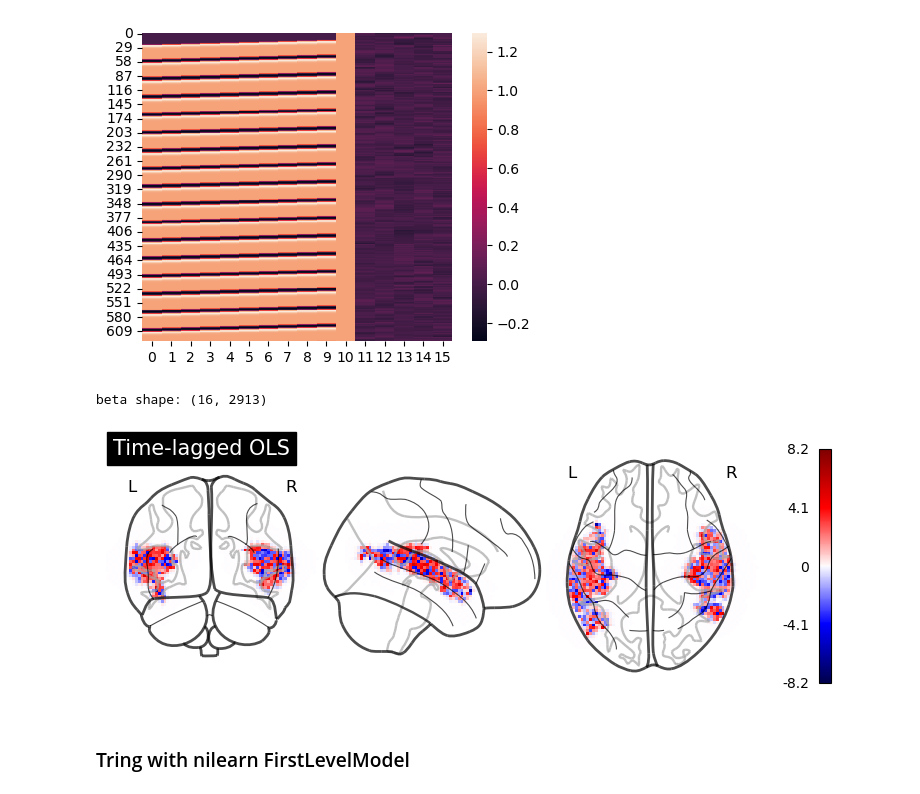
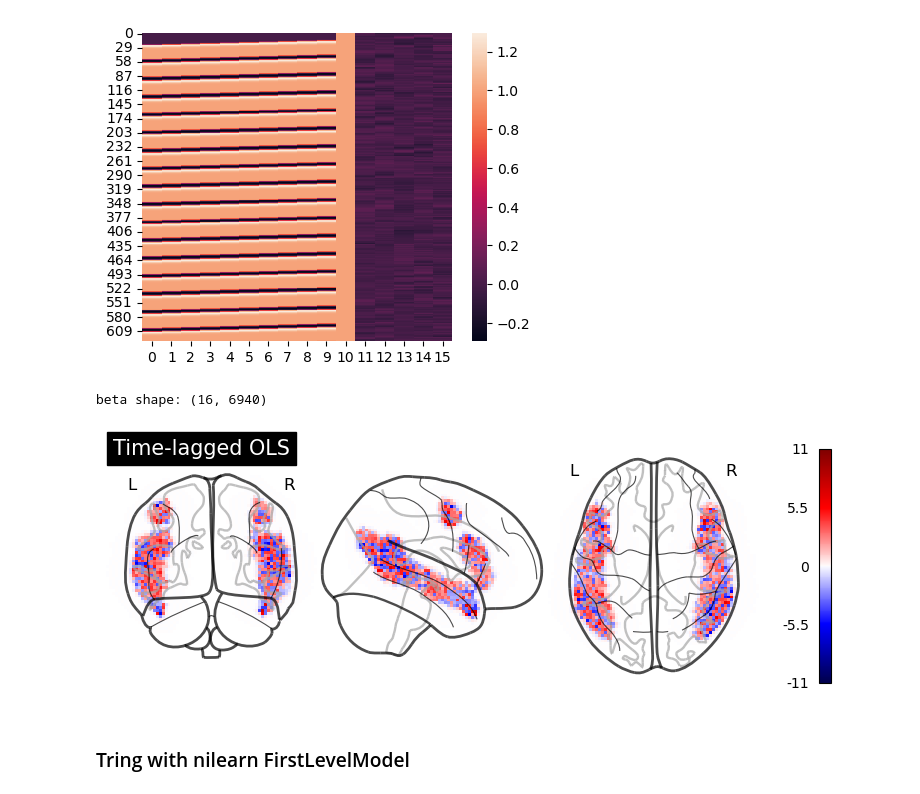
Before and after one commit to thejuc/multilang, a Jupyter notebook: code/analysis/GLM_notebook.ipynb, the cells around one changed output. Cells and saved outputs as stored; diff of their text form; code cells hidden in the pictures.

```diff
--- a/code/analysis/GLM_notebook.ipynb
+++ b/code/analysis/GLM_notebook.ipynb
@@ -106,7 +106,7 @@ anat_path = os.path.join(data_path, 'sub-002/ses-01/anat/sub-002_ses-01_T1w.nii.
 
 func_nib = nib.load(func_path)
 func_data = func_nib.get_fdata()
-mask = nib.load(anat_path).get_fdata().astype(bool)
+anat_img = nib.load(anat_path).get_fdata().astype(bool)
 # %%
 # get auditory mask
 # source of auditory mask: https://github.com/ThomasYeoLab/CBIG/tree/master/stable_projects/brain_parcellation/Schaefer2018_LocalGlobal/Parcellations/MNI
@@ -114,7 +114,7 @@ mask = nib.load(anat_path).get_fdata().astype(bool)
 aud = np.hstack((np.arange(137, 147), np.arange(336, 345)))
 masker_path = 'Schaefer2018_400Parcels_Kong2022_17Networks_order_FSLMNI152_2mm.nii.gz'
 cut_coords = (60, -25, 2)
-aud_masker = nib.load(masker_path)
+aud_masker = nib.load(os.path.join(main_path, "masks", masker_path))
 aud_masker_data = aud_masker.get_fdata()
 print(aud_masker_data.shape)
 aud_masker_data = np.where(np.isin(aud_masker_data, aud), 1., 0)
@@ -122,12 +122,13 @@ aud_masker_img = nib.Nifti1Image(aud_masker_data, affine=aud_masker.affine)
 
 # resample mask to match functional data
 func_img = nib.load(func_path)
-masker = resample_img(aud_masker_img, func_img.affine,
-                      target_shape=func_data.shape[:3],
-                      interpolation='nearest')
+masker = resample_img(aud_masker_img, func_img.affine, target_shape=func_data.shape[:3], interpolation='nearest')
 
+plot_roi(masker, cut_coords=cut_coords, cmap='bwr_r',
+         title='Auditory cortex mask')
 mask_aud = func_data.transpose(3, 0, 1, 2) * masker.get_fdata()  #using the apply mask function wasn't working at first
 mask_aud = nib.Nifti1Image(mask_aud.transpose(1, 2, 3, 0), affine=func_img.affine)
+
 plot_anat(masker, cut_coords=cut_coords, title='Auditory Mask Resampled');
 plot_epi(mean_img(mask_aud), cut_coords=cut_coords, cmap='seismic', title='Mean Bold Auditory');
 # %% [output]
@@ -136,0 +139,23 @@ plot_epi(mean_img(mask_aud), cut_coords=cut_coords, cmap='seismic', title='Mean
+# %%
+## Mask recommended by Sam - Language parcels
+## https://evlab.mit.edu/funcloc/
+
+masker_path = 'allParcels_language_SN220.nii.gz'
+cut_coords = (60, -25, 2)
+lang_evlab_mask = nib.load(os.path.join(main_path, "masks", masker_path))
+lang_evlab_data = lang_evlab_mask.get_fdata()
+
+lang_bool_mask = nib.Nifti1Image(np.where(lang_evlab_data >= 1, 1., 0),
+                                 affine=lang_evlab_mask.affine)
+
+masker = resample_img(lang_bool_mask, func_img.affine,
+                      target_shape=func_data.shape[:3],
+                      interpolation='nearest')
+
+mask_aud = func_data.transpose(3, 0, 1, 2) * masker.get_fdata()  #using the apply mask function wasn't working at first
+mask_aud = nib.Nifti1Image(mask_aud.transpose(1, 2, 3, 0), affine=func_img.affine)
+
+plot_roi(masker, cut_coords=cut_coords, cmap='bwr_r',
+         title='EV lab language mask');
+plot_anat(masker, cut_coords=cut_coords, title='Auditory Mask Resampled');
+plot_epi(mean_img(mask_aud), cut_coords=cut_coords, cmap='seismic', title='Mean Bold Auditory');
@@ -186,23 +215,23 @@ sns.heatmap(X, ax=axs)
 # %%
 # Run regression with basic OLS
 b, _, _, _ = np.linalg.lstsq(X, Y, rcond=-1)
 print('beta shape:', b.shape)
 
 # Make beta coefficient brain map
 beta_map = np.zeros(masker.shape)
-mask_coords = np.where(masker.get_fdata() == 1)
+mask_coords = np.where(masker.get_fdata() >= 1)
 beta_map[mask_coords] = b[1]
 
 # Convert zero values to NaNs for plotting
 beta_map[beta_map == 0] = np.nan
 
 beta_img = nib.Nifti1Image(beta_map, affine=masker.affine)
 
 plot_glass_brain(beta_img, colorbar=True, cmap='seismic',
                  plot_abs=False, title='Time-lagged OLS');
 # %% [output]
-beta shape: (16, 2913)
+beta shape: (16, 6940)
-[figure, old version]
+[figure, new version]
 # %% [markdown]
 ### Tring with nilearn FirstLevelModel
 # %%
```
Also changed, not shown: parts of 6 cells of this notebook, 1 other file.
